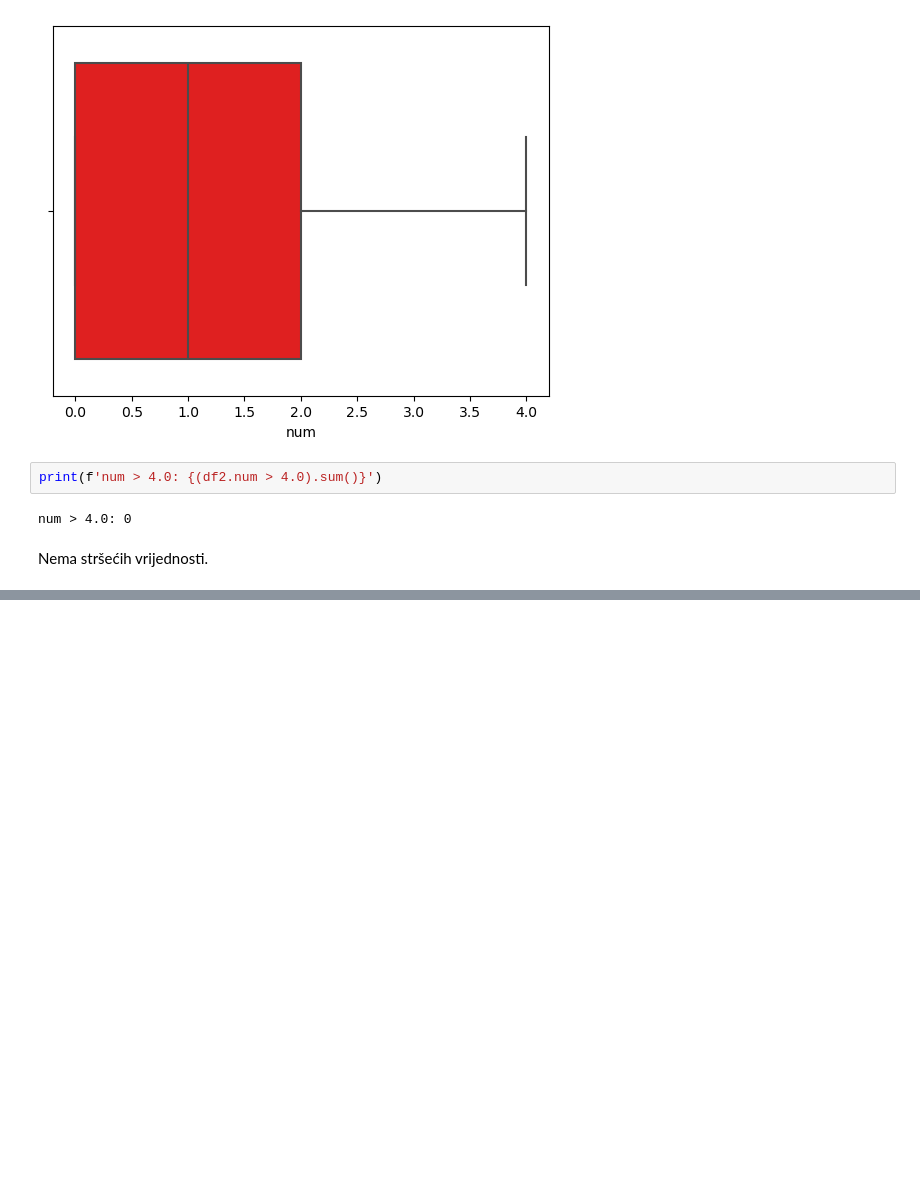
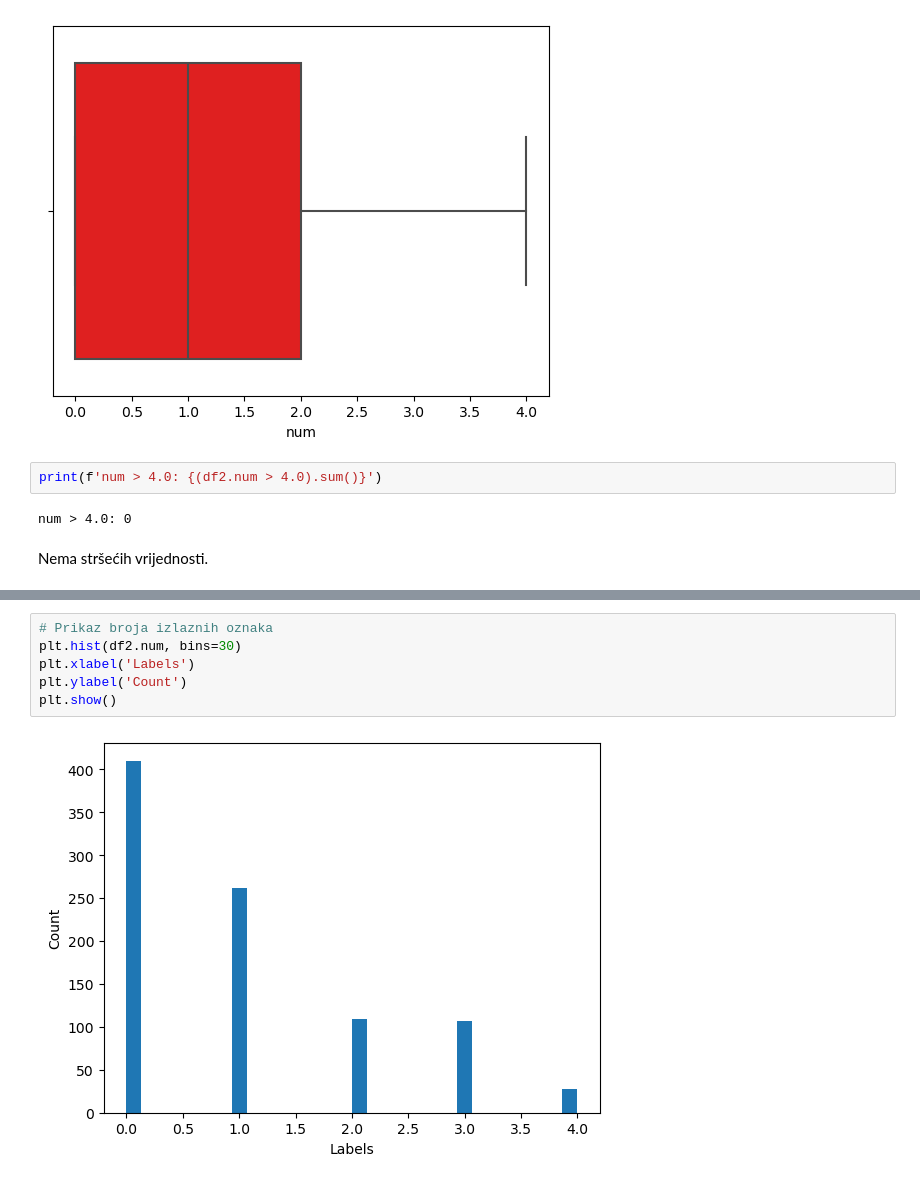
Before and after one commit to lucijaprodan/UZOP-project, a Jupyter notebook: ML_hf_analysis.ipynb, the cells around one changed output, grey strips where cells are left out. Cells and saved outputs as stored; diff of their text form; blank space fills up the shorter version.

```diff
--- a/ML_hf_analysis.ipynb
+++ b/ML_hf_analysis.ipynb
@@ -595,0 +639,8 @@ Nema stršećih vrijednosti.
+# %%
+# Prikaz broja izlaznih oznaka
+plt.hist(df2.num, bins=30)
+plt.xlabel('Labels')
+plt.ylabel('Count')
+plt.show()
+# %% [output]
+[figure, added]
```
Also changed, not shown: parts of 7 cells of this notebook.
